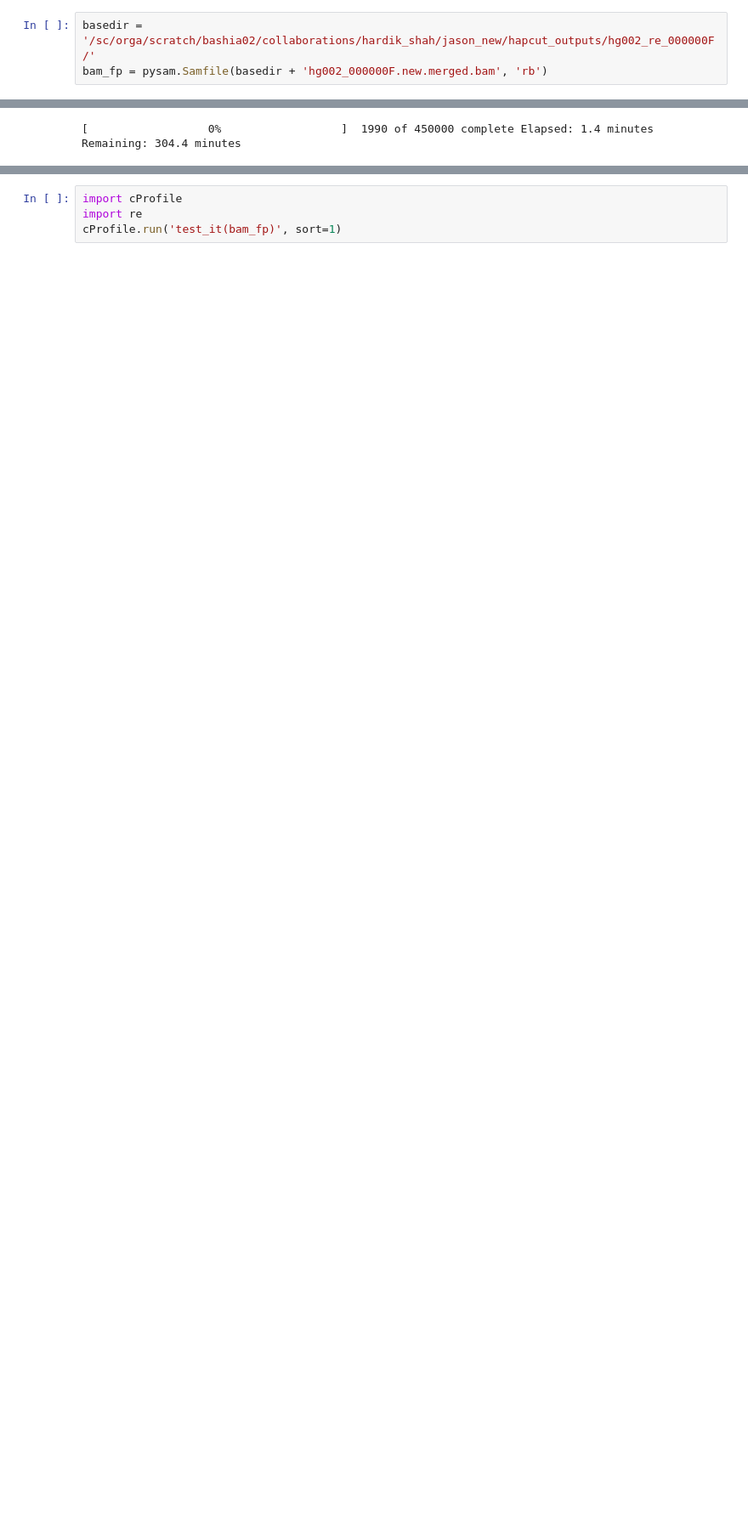
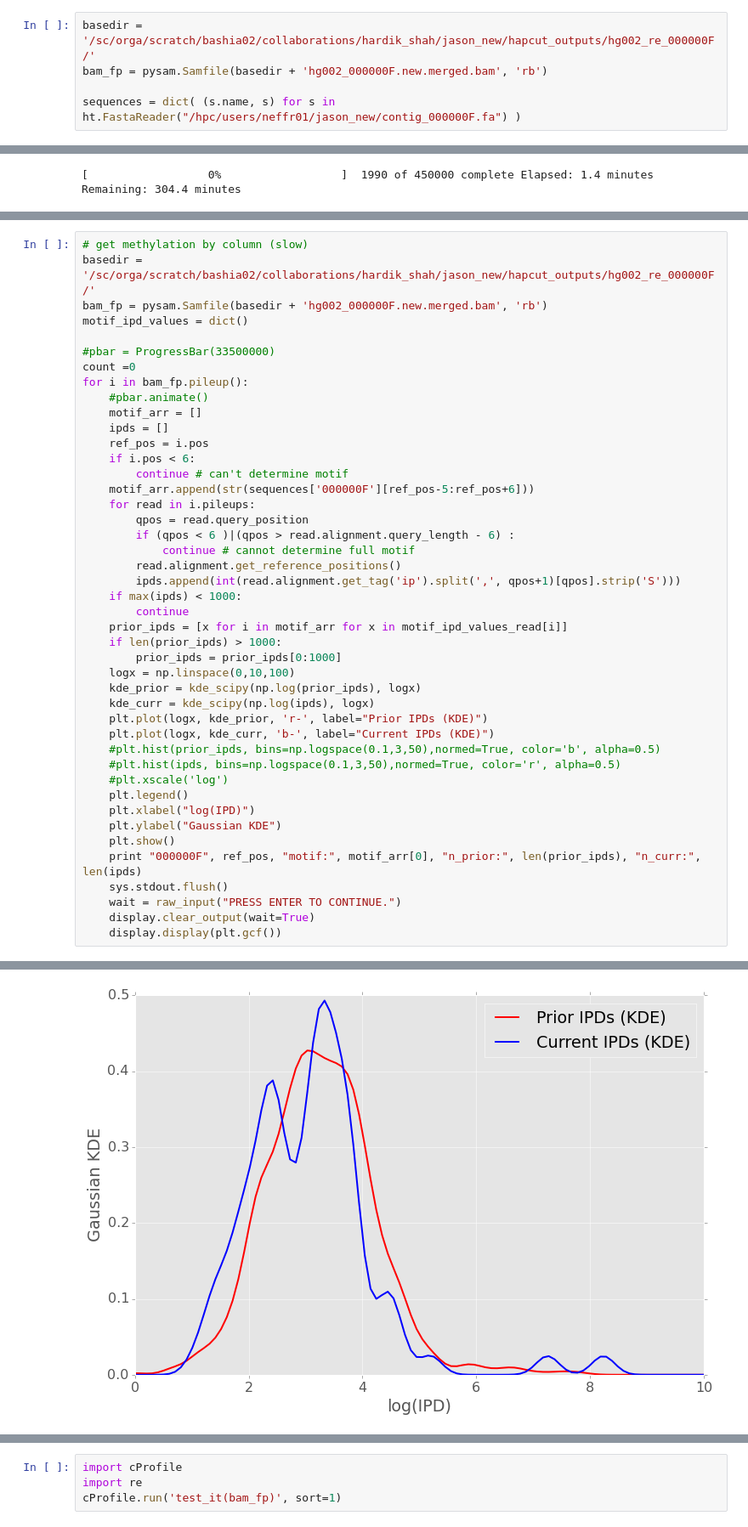
Before and after one commit to ryananeff/bashir-ipy, a Jupyter notebook: ipython/ipd_distribution.ipynb, the cells around one changed output, grey strips where cells are left out. Shown at 85% size. Cells and saved outputs as stored; diff of their text form; blank space fills up the shorter version.

Commit message:
Daily save of ipd code (generated the first gen priors) before I update it.

```diff
--- a/ipython/ipd_distribution.ipynb
+++ b/ipython/ipd_distribution.ipynb
@@ -5,6 +23,8 @@ import pysam
 # %%
 basedir = '/sc/orga/scratch/bashia02/collaborations/hardik_shah/jason_new/hapcut_outputs/hg002_re_000000F/'
 bam_fp = pysam.Samfile(basedir + 'hg002_000000F.new.merged.bam', 'rb')
+
+sequences = dict( (s.name, s) for s in ht.FastaReader("/hpc/users/neffr01/jason_new/contig_000000F.fa") )
 # %%
 # get methylation by column (slow)
 
@@ -52,0 +94,45 @@ with open('/hpc/users/neffr01/2work/methyl_motif_priors/hg002_all-reads.pickle2'
+# %%
+# get methylation by column (slow)
+basedir = '/sc/orga/scratch/bashia02/collaborations/hardik_shah/jason_new/hapcut_outputs/hg002_re_000000F/'
+bam_fp = pysam.Samfile(basedir + 'hg002_000000F.new.merged.bam', 'rb')
+motif_ipd_values = dict()
+
+#pbar = ProgressBar(33500000)
+count =0
+for i in bam_fp.pileup():
+    #pbar.animate()
+    motif_arr = []
+    ipds = []
+    ref_pos = i.pos
+    if i.pos < 6:
+        continue # can't determine motif
+    motif_arr.append(str(sequences['000000F'][ref_pos-5:ref_pos+6]))
+    for read in i.pileups:
+        qpos = read.query_position
+        if (qpos < 6 )|(qpos > read.alignment.query_length - 6) :
+            continue # cannot determine full motif
+        read.alignment.get_reference_positions()
+        ipds.append(int(read.alignment.get_tag('ip').split(',', qpos+1)[qpos].strip('S')))
+    if max(ipds) < 1000:
+        continue
+    prior_ipds = [x for i in motif_arr for x in motif_ipd_values_read[i]]
+    if len(prior_ipds) > 1000:
+        prior_ipds = prior_ipds[0:1000]
+    logx = np.linspace(0,10,100)
+    kde_prior = kde_scipy(np.log(prior_ipds), logx)
+    kde_curr = kde_scipy(np.log(ipds), logx)
+    plt.plot(logx, kde_prior, 'r-', label="Prior IPDs (KDE)")
+    plt.plot(logx, kde_curr, 'b-', label="Current IPDs (KDE)")
+    #plt.hist(prior_ipds, bins=np.logspace(0.1,3,50),normed=True, color='b', alpha=0.5)
+    #plt.hist(ipds, bins=np.logspace(0.1,3,50),normed=True, color='r', alpha=0.5)
+    #plt.xscale('log')
+    plt.legend()
+    plt.xlabel("log(IPD)")
+    plt.ylabel("Gaussian KDE")
+    plt.show()
+    print "000000F", ref_pos, "motif:", motif_arr[0], "n_prior:", len(prior_ipds), "n_curr:", len(ipds)
+    sys.stdout.flush()
+    wait = raw_input("PRESS ENTER TO CONTINUE.")
+    display.clear_output(wait=True)
+    display.display(plt.gcf())
+# %% [output]
@@ -52,0 +140 @@ with open('/hpc/users/neffr01/2work/methyl_motif_priors/hg002_all-reads.pickle2'
+[figure, added]
```
Also changed, not shown: parts of 9 cells of this notebook.
